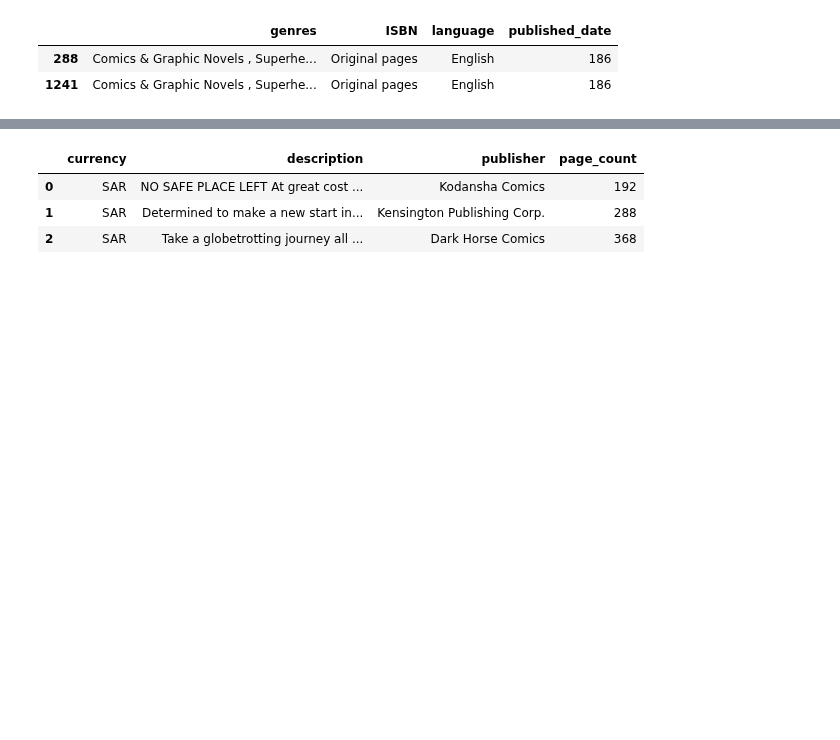
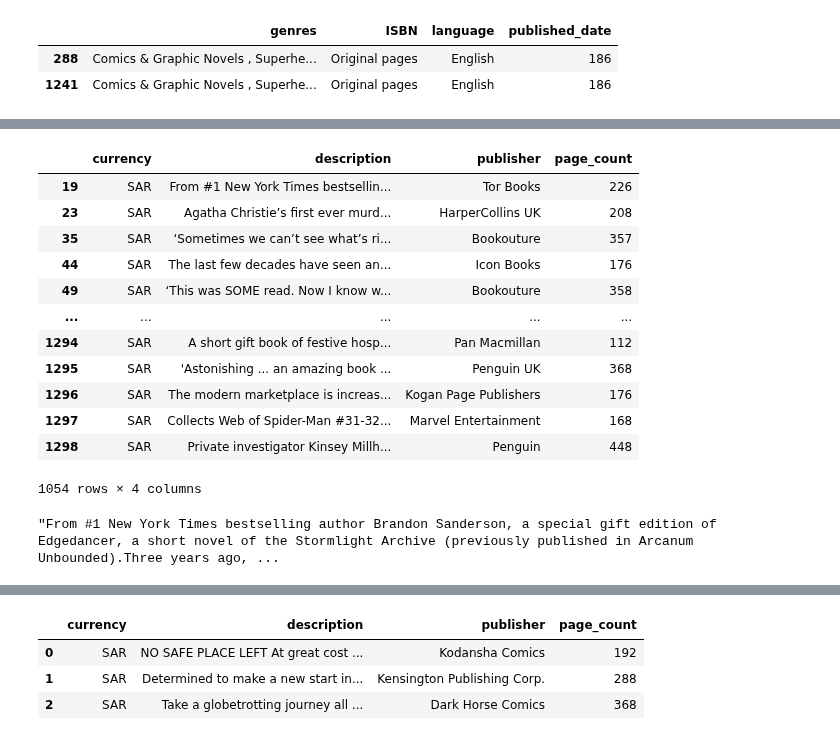
Before and after one commit to bigmikecreates/nlp-practice, a Jupyter notebook: src/notebooks/explore.ipynb, the cells around one changed output, grey strips where cells are left out. Drawn from its saved outputs; the diff is of its cells as text; code cells hidden in the pictures; blank space fills up the shorter version.

```diff
--- a/src/notebooks/explore.ipynb
+++ b/src/notebooks/explore.ipynb
@@ -386,0 +442,26 @@ memory usage: 40.7+ KB
+# %%
+# Grabbing all duplicates
+
+duplicate_descriptions = raw_doc_p2[raw_doc_p2['description'].duplicated().sort_values(ascending=True)]
+duplicate_descriptions
+# %% [output]
+|  | currency | description | publisher | page_count |
+| 19 | SAR | From #1 New York Times bestsellin... | Tor Books | 226 |
+| 23 | SAR | Agatha Christie’s first ever murd... | HarperCollins UK | 208 |
+| 35 | SAR | ‘Sometimes we can’t see what’s ri... | Bookouture | 357 |
+| 44 | SAR | The last few decades have seen an... | Icon Books | 176 |
+| 49 | SAR | ‘This was SOME read. Now I know w... | Bookouture | 358 |
+| ... | ... | ... | ... | ... |
+| 1294 | SAR | A short gift book of festive hosp... | Pan Macmillan | 112 |
+| 1295 | SAR | 'Astonishing ... an amazing book ... | Penguin UK | 368 |
+| 1296 | SAR | The modern marketplace is increas... | Kogan Page Publishers | 176 |
+| 1297 | SAR | Collects Web of Spider-Man #31-32... | Marvel Entertainment | 168 |
+| 1298 | SAR | Private investigator Kinsey Millh... | Penguin | 448 |
+1054 rows × 4 columns
+# %%
+# Sampling from distribution of duplicate descriptions
+
+sample_duplicate_description = raw_doc_p2.loc[19, 'description']
+sample_duplicate_description
+# %% [output]
+"From #1 New York Times bestselling author Brandon Sanderson, a special gift edition of Edgedancer, a short novel of the Stormlight Archive (previously published in Arcanum Unbounded).Three years ago, ...
```
Also changed, not shown: parts of 32 cells of this notebook.
